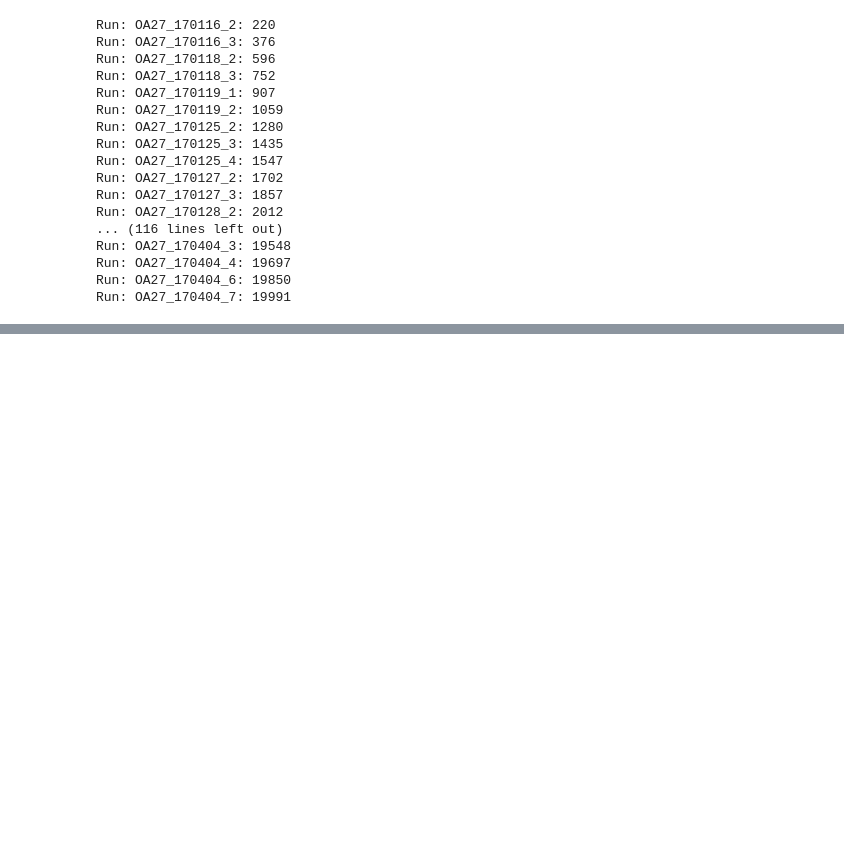
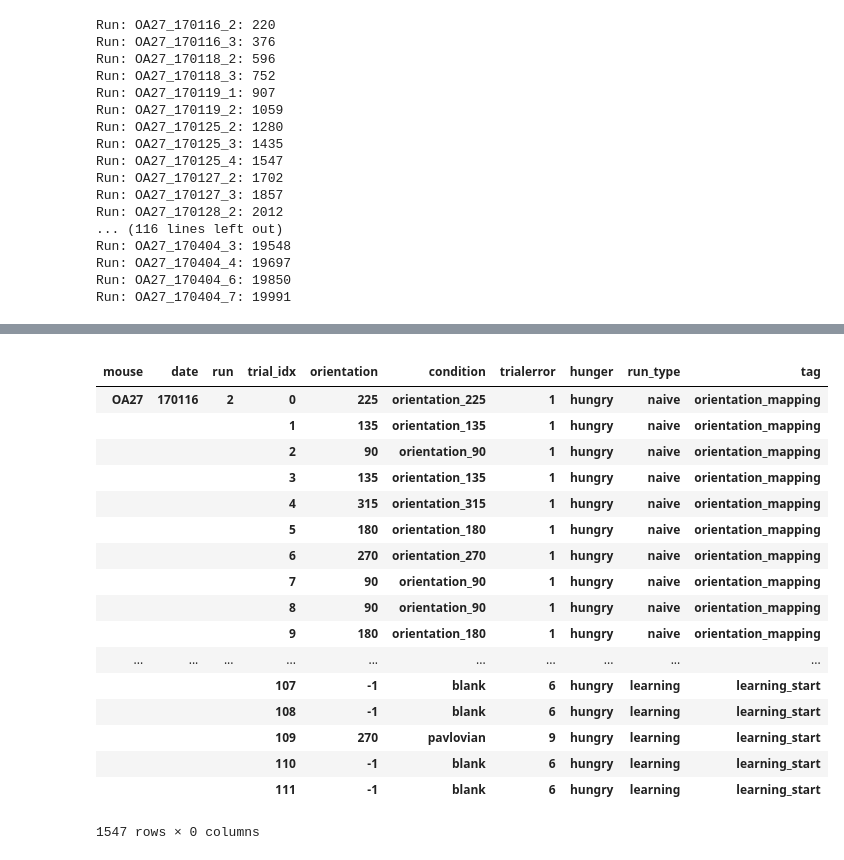
Before and after one commit to klmcguir/cascade, a Jupyter notebook: df_metadata_builder.ipynb, the cells around one changed output, grey strips where cells are left out. Saved outputs shown, nothing was run; the diff lists cells and outputs as text; code cells hidden in the pictures; blank space fills up the shorter version.

```diff
--- a/Untitled.ipynb
+++ b/df_metadata_builder.ipynb
@@ -99,17 +99,17 @@ for run in runs:
                     [run.mouse],
                     [run.date],
                     [run.run],
-                    [oris[trial]],
-                    [css[trial]],
-                    [trialerror[trial]],
-                    [hunger],
-                    [run_type],
-                    [tags]
+                    [int(trial)]
                     ],
-                    names=['mouse', 'date', 'run', 'orientation', 'condition', 'trialerror', 'hunger', 'run_type', 'tag'])
+                    names=['mouse', 'date', 'run', 'trial_idx'])
+
+        data = {'orientation':  [oris[trial]], 'condition': [css[trial]],
+                'trialerror': [trialerror[trial]], 'hunger': [hunger],
+                'run_type': [run_type], 'tag': [tags]}
 
         # append all trials across all runs together in a list
-        trial_list.append(pd.DataFrame({'trial_idx': trial}, index=index))
+#         trial_list.append(pd.DataFrame({'trial_idx': trial}, index=index))
+        trial_list.append(pd.DataFrame(data,index=index))
 
     # clear your t2p to save RAM
     run._t2p = None
@@ -163,0 +142,23 @@ trial_df
+# %%
+trial_df = pd.concat(trial_list, axis=0)
+trial_df
+# %% [output]
+|  |  |  |  |  |  |  |  |  |  |
+| mouse | date | run | trial_idx | orientation | condition | trialerror | hunger | run_type | tag |
+| OA27 | 170116 | 2 | 0 | 225 | orientation_225 | 1 | hungry | naive | orientation_mapping |
+|  |  |  | 1 | 135 | orientation_135 | 1 | hungry | naive | orientation_mapping |
+|  |  |  | 2 | 90 | orientation_90 | 1 | hungry | naive | orientation_mapping |
+|  |  |  | 3 | 135 | orientation_135 | 1 | hungry | naive | orientation_mapping |
+|  |  |  | 4 | 315 | orientation_315 | 1 | hungry | naive | orientation_mapping |
+|  |  |  | 5 | 180 | orientation_180 | 1 | hungry | naive | orientation_mapping |
+|  |  |  | 6 | 270 | orientation_270 | 1 | hungry | naive | orientation_mapping |
+|  |  |  | 7 | 90 | orientation_90 | 1 | hungry | naive | orientation_mapping |
+|  |  |  | 8 | 90 | orientation_90 | 1 | hungry | naive | orientation_mapping |
+|  |  |  | 9 | 180 | orientation_180 | 1 | hungry | naive | orientation_mapping |
+| ... | ... | ... | ... | ... | ... | ... | ... | ... | ... |
+|  |  |  | 107 | -1 | blank | 6 | hungry | learning | learning_start |
+|  |  |  | 108 | -1 | blank | 6 | hungry | learning | learning_start |
+|  |  |  | 109 | 270 | pavlovian | 9 | hungry | learning | learning_start |
+|  |  |  | 110 | -1 | blank | 6 | hungry | learning | learning_start |
+|  |  |  | 111 | -1 | blank | 6 | hungry | learning | learning_start |
+1547 rows × 0 columns
```
Also changed, not shown: parts of 2 cells of this notebook, 3 other files.
